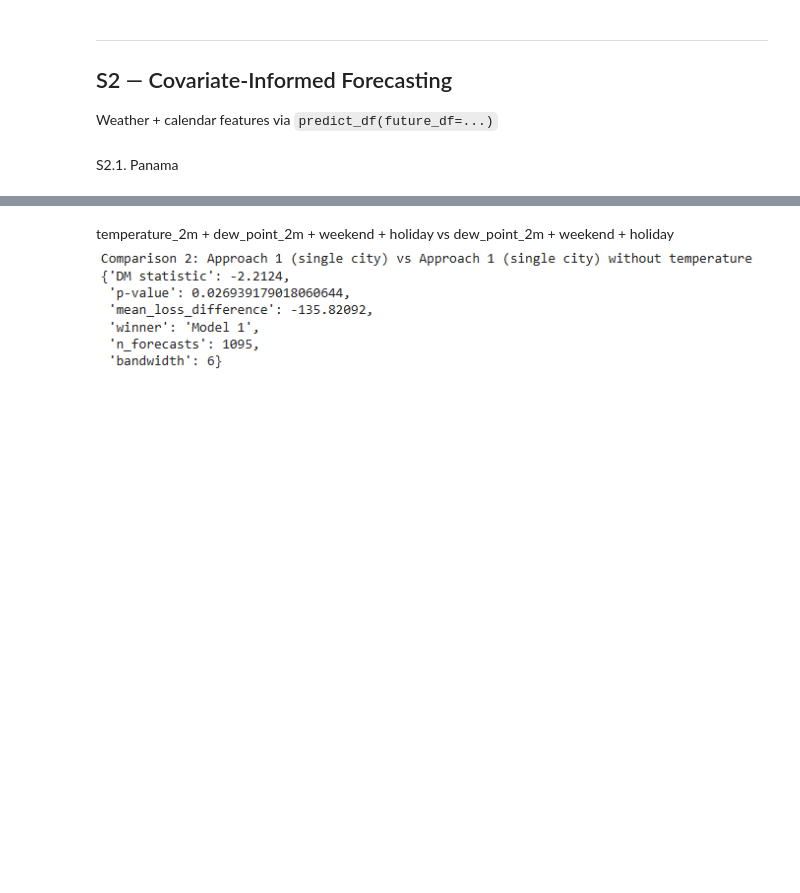
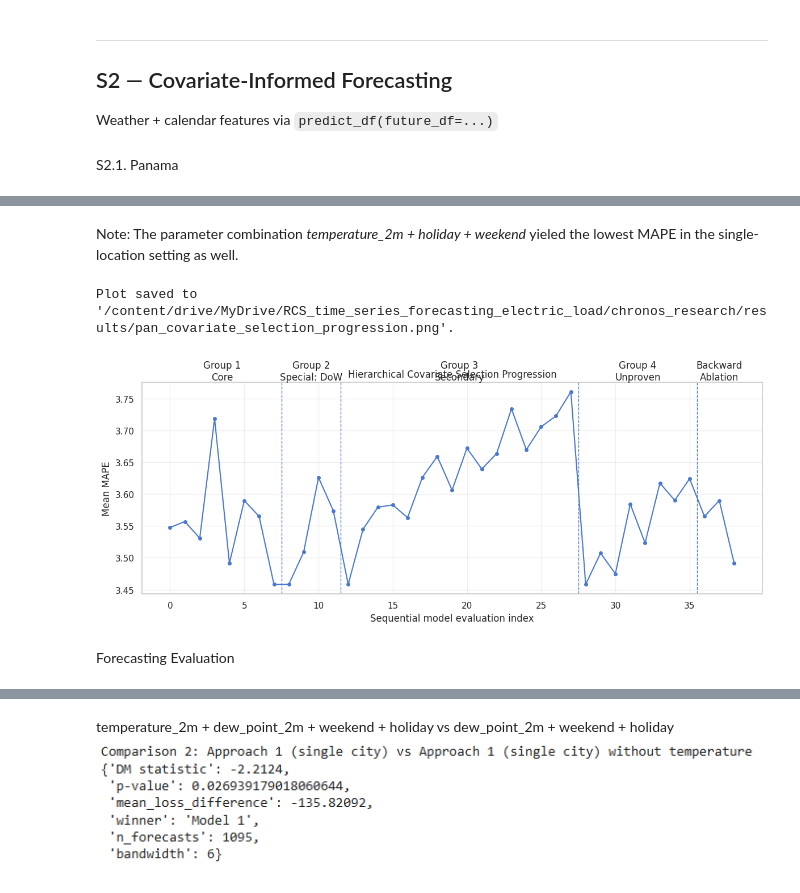
Before and after one commit to schmetti-kim/RCS_time_series_forecasting_electric_load, a Jupyter notebook: chronos_research/main.ipynb, the cells around one changed output, grey strips where cells are left out. Cells and saved outputs as stored; diff of their text form; code cells hidden in the pictures; blank space fills up the shorter version.

Commit message:
implement systematic covariate selection for Panama

```diff
--- a/chronos_research/main.ipynb
+++ b/chronos_research/main.ipynb
@@ -446,23 +430,7 @@ pan_weather_weighted = pan_weather_weighted.rename(columns={"date": TIMESTAMP_CO
 
 print("\n--- (Approach 2: Population-weighted Aggregation) Panama (PAN) Covariates Dataset ---")
 pan_covariates_df_weighted = add_calendar(pan_weather_weighted, country_code=PAN_COUNTRY_CODE)
-# Remove little informative covariates (Determined empirically by repeating experiments)
-pan_covariates_df_weighted = pan_covariates_df_weighted.drop(columns=[
-    "dew_point_2m",
-    "cloud_cover_low",
-    "pressure_msl",
-    "wind_speed_10m",
-    "wind_speed_100m",
-    "wind_gusts_10m",
-    "precipitation",
-    "soil_temperature_0_to_7cm",
-    "soil_temperature_7_to_28cm",
-    "soil_moisture_0_to_7cm",
-    "soil_moisture_7_to_28cm",
-    "cloud_cover_mid",
-    "cloud_cover_high",
-    "dow"])
-print(pan_covariates_df_weighted)
+print(pan_covariates_df_weighted.iloc[:, :5]) # Only the first 5 columns
 pan_covariates_df_weighted.to_csv(DATA_DIR / "processed" / "pan_covariates_df_weighted.csv", index=False)
 # %% [output]
 --- (Approach 2: Population-weighted Aggregation) Panama (PAN) Covariates Dataset ---
@@ -924,0 +906,27 @@ Comparison 3: Approach 2 (population-weighted aggregation) vs Univariate Baselin
+# %% [markdown]
+Note: The parameter combination *temperature_2m + holiday + weekend* yieled the lowest MAPE in the single-location setting as well.
+# %%
+# Visualize the complete covariate selection trajectory by combining all stage results:
+# MAPE progression reveals the contribution of each covariate group and the effect of backward ablation.
+plot_covariate_selection_progression(
+    result_dfs=[
+        pan_group1_results,
+        pan_group2_results,
+        pan_group3_results,
+        pan_group4_results,
+        pan_backward_results
+    ],
+    stage_names=[
+        "Group 1\nCore",
+        "Group 2\nSpecial: DoW",
+        "Group 3\nSecondary",
+        "Group 4\nUnproven",
+        "Backward\nAblation"
+    ],
+    save_path=RESULTS_DIR / "pan_covariate_selection_progression.png"
+)
+# %% [output]
+Plot saved to '/content/drive/MyDrive/RCS_time_series_forecasting_electric_load/chronos_research/results/pan_covariate_selection_progression.png'.
+[figure, added]
+# %% [markdown]
+Forecasting Evaluation
```
Also changed, not shown: parts of 11 cells of this notebook, 19 other files.
